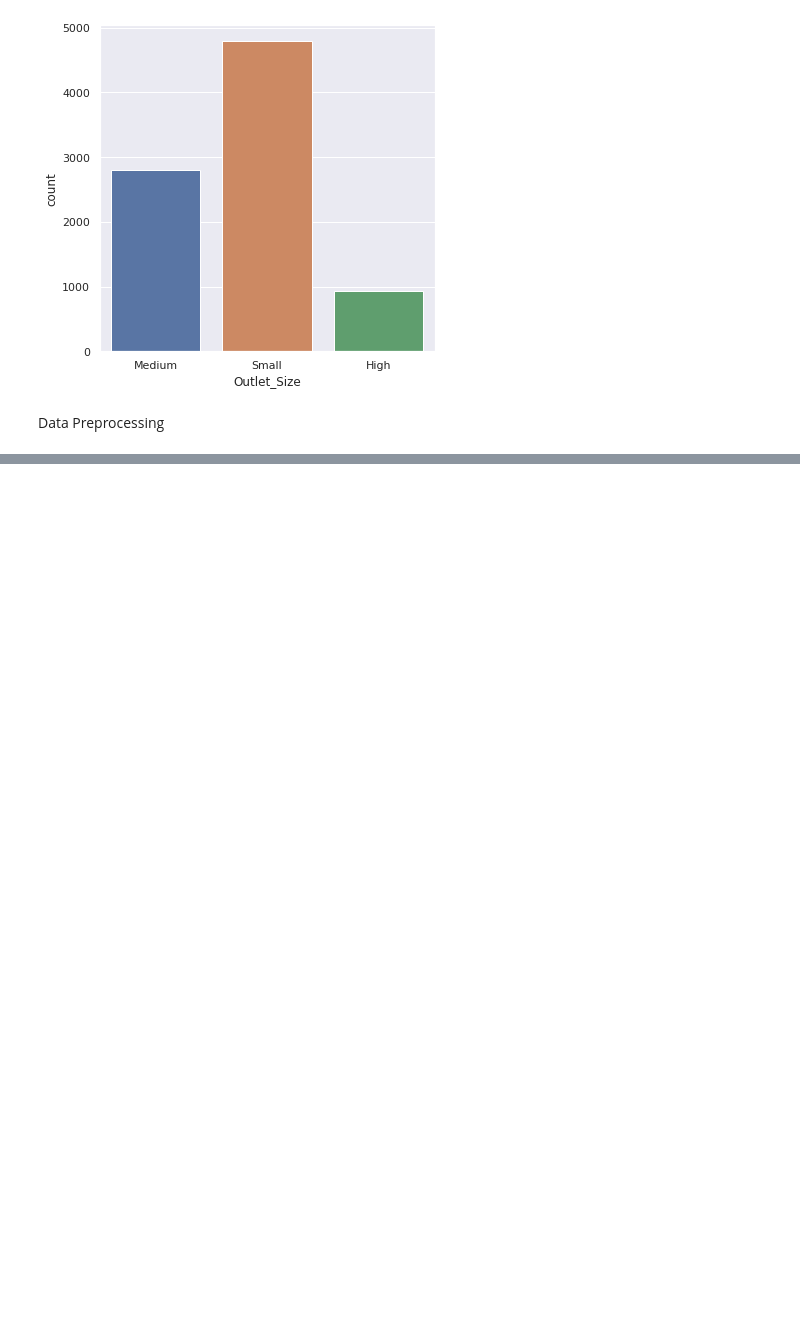
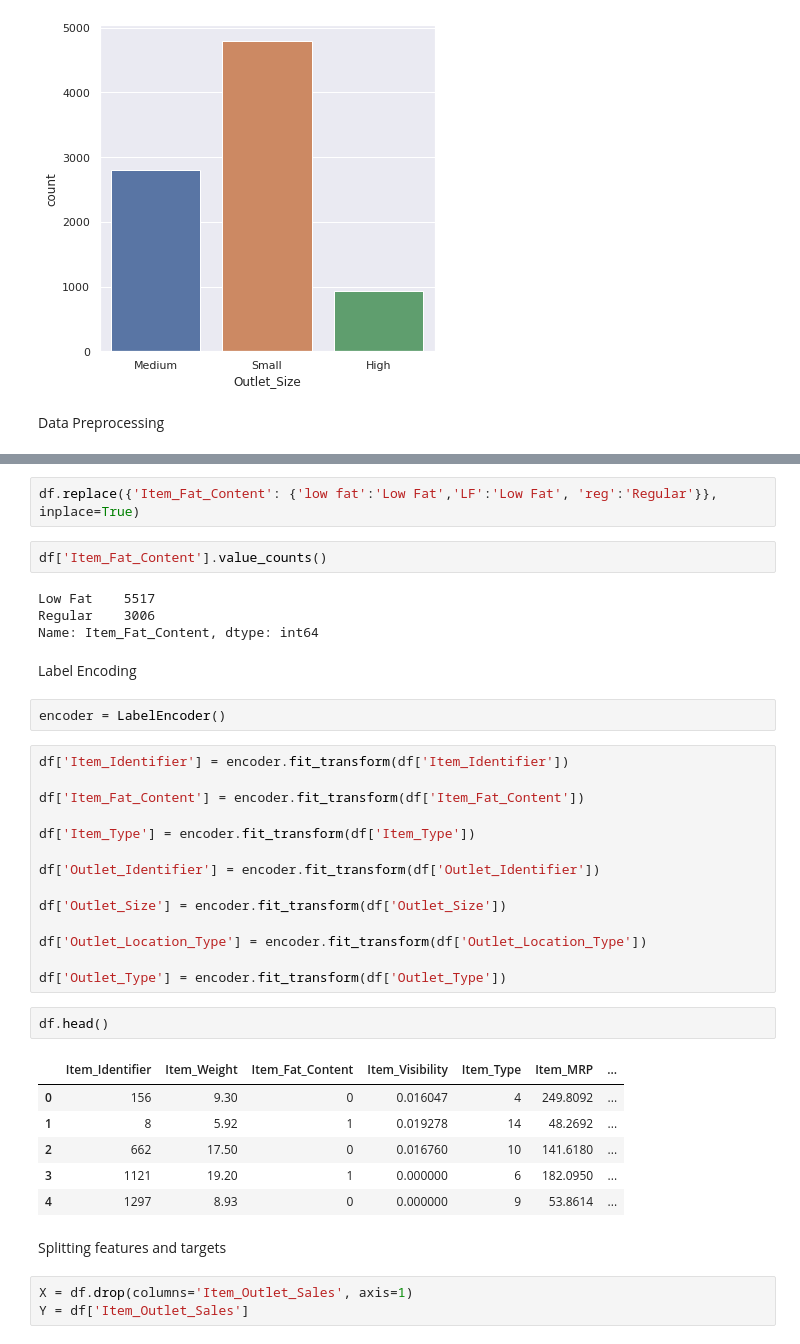
Before and after one commit to MrNeilMehta/Project-12-Big-Mart-Sales-Prediction, a Jupyter notebook: Project_12_Big_Mart_Sales_Prediction.ipynb, the cells around one changed output, grey strips where cells are left out. Saved outputs shown, nothing was run; the diff lists cells and outputs as text; blank space fills up the shorter version.

```diff
--- a/Project_12_Big_Mart_Sales_Prediction.ipynb
+++ b/Project_12_Big_Mart_Sales_Prediction.ipynb
@@ -228,0 +247,40 @@ Data Preprocessing
+# %%
+df.replace({'Item_Fat_Content': {'low fat':'Low Fat','LF':'Low Fat', 'reg':'Regular'}}, inplace=True)
+# %%
+df['Item_Fat_Content'].value_counts()
+# %% [output]
+Low Fat    5517
+Regular    3006
+Name: Item_Fat_Content, dtype: int64
+# %% [markdown]
+Label Encoding
+# %%
+encoder = LabelEncoder()
+# %%
+df['Item_Identifier'] = encoder.fit_transform(df['Item_Identifier'])
+
+df['Item_Fat_Content'] = encoder.fit_transform(df['Item_Fat_Content'])
+
+df['Item_Type'] = encoder.fit_transform(df['Item_Type'])
+
+df['Outlet_Identifier'] = encoder.fit_transform(df['Outlet_Identifier'])
+
+df['Outlet_Size'] = encoder.fit_transform(df['Outlet_Size'])
+
+df['Outlet_Location_Type'] = encoder.fit_transform(df['Outlet_Location_Type'])
+
+df['Outlet_Type'] = encoder.fit_transform(df['Outlet_Type'])
+# %%
+df.head()
+# %% [output]
+|  | Item_Identifier | Item_Weight | Item_Fat_Content | Item_Visibility | Item_Type | Item_MRP | ... |
+| 0 | 156 | 9.30 | 0 | 0.016047 | 4 | 249.8092 | ... |
+| 1 | 8 | 5.92 | 1 | 0.019278 | 14 | 48.2692 | ... |
+| 2 | 662 | 17.50 | 0 | 0.016760 | 10 | 141.6180 | ... |
+| 3 | 1121 | 19.20 | 1 | 0.000000 | 6 | 182.0950 | ... |
+| 4 | 1297 | 8.93 | 0 | 0.000000 | 9 | 53.8614 | ... |
+# %% [markdown]
+Splitting features and targets
+# %%
+X = df.drop(columns='Item_Outlet_Sales', axis=1)
+Y = df['Item_Outlet_Sales']
```
Also changed, not shown: parts of 18 cells of this notebook.
